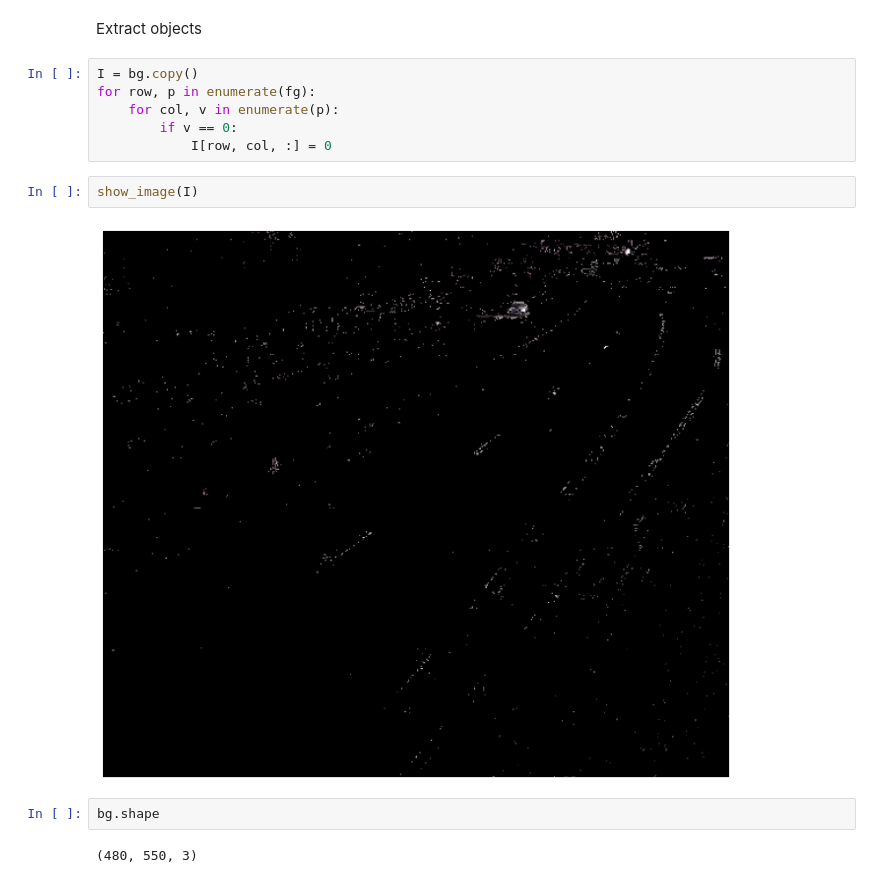
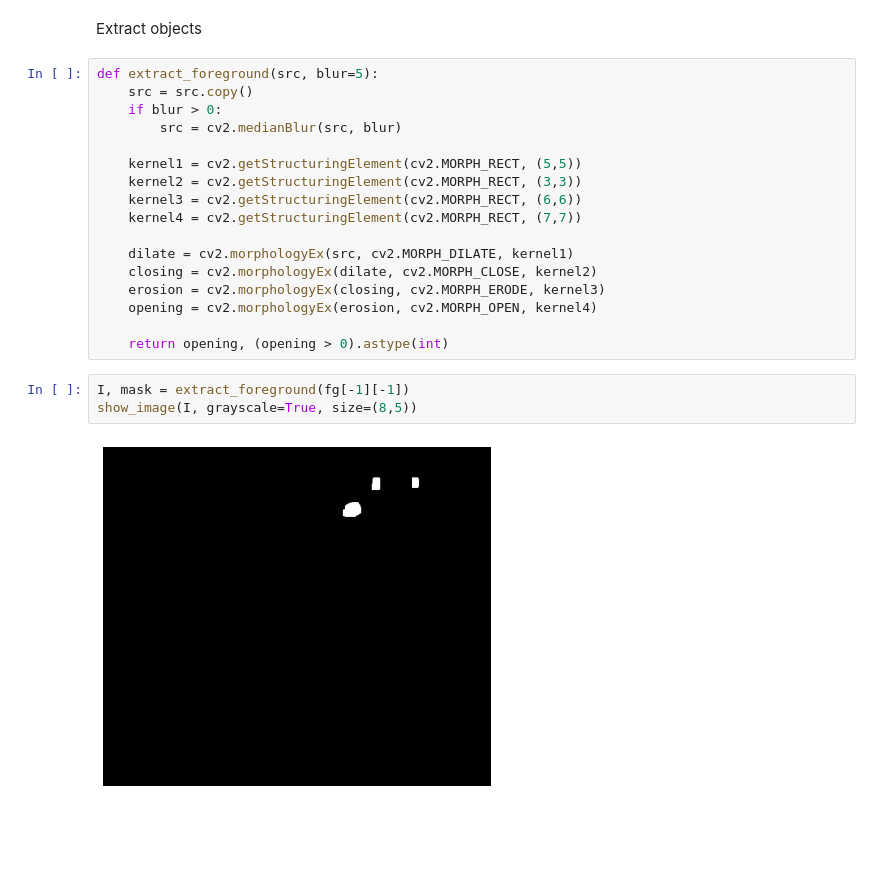
Before and after one commit to BerntA/CVEET, a Jupyter notebook: src/object-detection-bgsub.ipynb, the cells around one changed output. Cells and saved outputs as stored; diff of their text form; blank space fills up the shorter version.

Commit message:
- Added bg subtraction with dilation, erosion, closing and opening to segment the mask, contours extract the foreground objects and then crop the areas of interest. Use these areas for classification.

```diff
--- a/src/object-detection-bgsub.ipynb
+++ b/src/object-detection-bgsub.ipynb
@@ -70,16 +67,24 @@ show_image(bg)
 # %% [markdown]
 Extract objects
-# %%
-I = bg.copy()
-for row, p in enumerate(fg):
-    for col, v in enumerate(p):
-        if v == 0:
-            I[row, col, :] = 0
-# %%
-show_image(I)
-# %% [output]
-[figure, removed]
-# %%
-bg.shape
-# %% [output]
-(480, 550, 3)
+# %%
+def extract_foreground(src, blur=5):
+    src = src.copy()
+    if blur > 0:
+        src = cv2.medianBlur(src, blur)
+
+    kernel1 = cv2.getStructuringElement(cv2.MORPH_RECT, (5,5))
+    kernel2 = cv2.getStructuringElement(cv2.MORPH_RECT, (3,3))
+    kernel3 = cv2.getStructuringElement(cv2.MORPH_RECT, (6,6))
+    kernel4 = cv2.getStructuringElement(cv2.MORPH_RECT, (7,7))
+
+    dilate = cv2.morphologyEx(src, cv2.MORPH_DILATE, kernel1)
+    closing = cv2.morphologyEx(dilate, cv2.MORPH_CLOSE, kernel2)
+    erosion = cv2.morphologyEx(closing, cv2.MORPH_ERODE, kernel3)
+    opening = cv2.morphologyEx(erosion, cv2.MORPH_OPEN, kernel4)
+
+    return opening, (opening > 0).astype(int)
+# %%
+I, mask = extract_foreground(fg[-1][-1])
+show_image(I, grayscale=True, size=(8,5))
+# %% [output]
+[figure, added]
```
Also changed, not shown: parts of 6 cells of this notebook.
